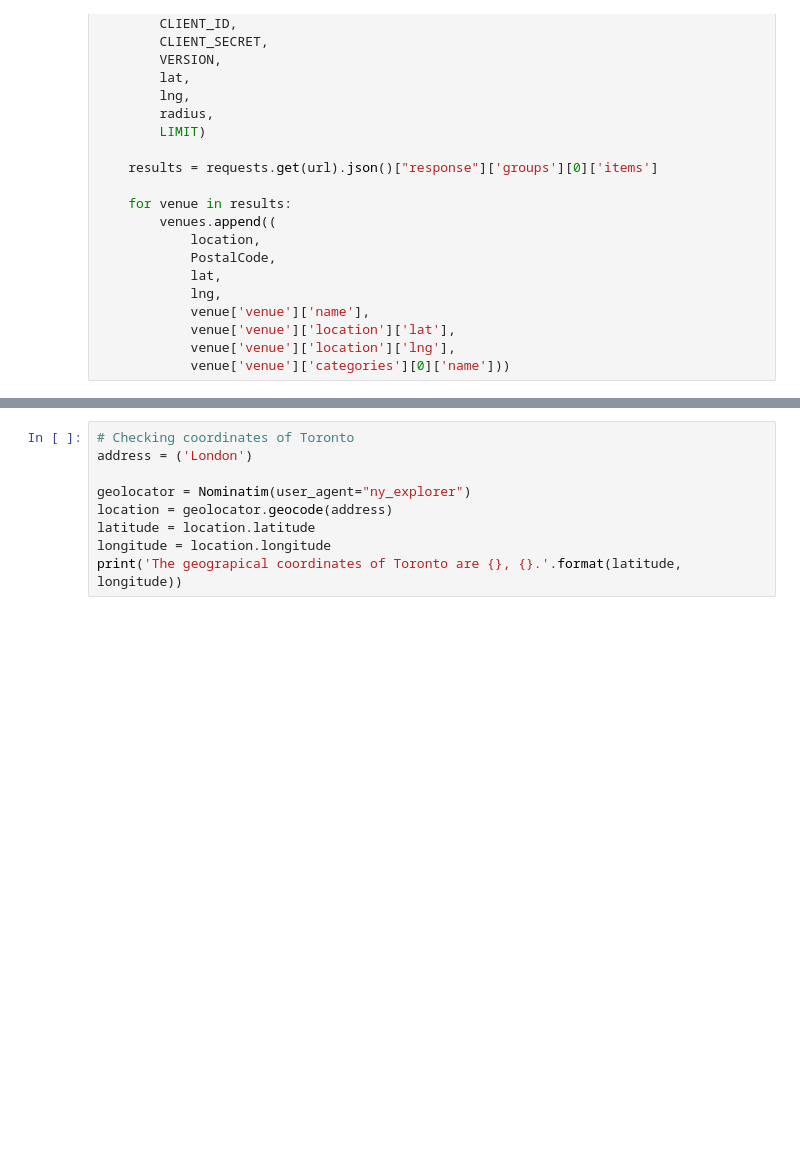
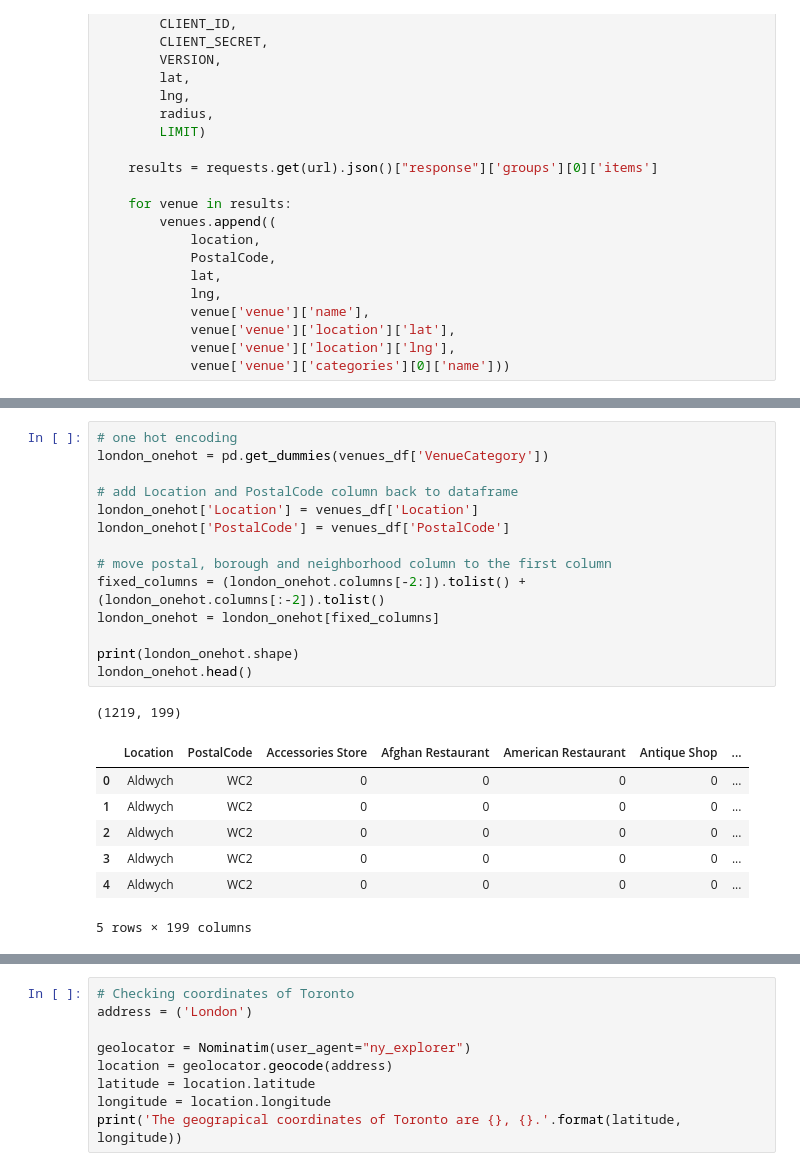
Before and after one commit to smeteo/IBM_Capstone, a Jupyter notebook: Coursera_Capstone.ipynb, the cells around one changed output, grey strips where cells are left out. Cells and saved outputs as stored; diff of their text form; blank space fills up the shorter version.

```diff
--- a/Coursera_Capstone.ipynb
+++ b/Coursera_Capstone.ipynb
@@ -391,0 +428,23 @@ venues_df.groupby("Location").count()
+# %%
+# one hot encoding
+london_onehot = pd.get_dummies(venues_df['VenueCategory'])
+
+# add Location and PostalCode column back to dataframe
+london_onehot['Location'] = venues_df['Location']
+london_onehot['PostalCode'] = venues_df['PostalCode']
+
+# move postal, borough and neighborhood column to the first column
+fixed_columns = (london_onehot.columns[-2:]).tolist() + (london_onehot.columns[:-2]).tolist()
+london_onehot = london_onehot[fixed_columns]
+
+print(london_onehot.shape)
+london_onehot.head()
+# %% [output]
+(1219, 199)
+|  | Location | PostalCode | Accessories Store | Afghan Restaurant | American Restaurant | Antique Shop | ... |
+| 0 | Aldwych | WC2 | 0 | 0 | 0 | 0 | ... |
+| 1 | Aldwych | WC2 | 0 | 0 | 0 | 0 | ... |
+| 2 | Aldwych | WC2 | 0 | 0 | 0 | 0 | ... |
+| 3 | Aldwych | WC2 | 0 | 0 | 0 | 0 | ... |
+| 4 | Aldwych | WC2 | 0 | 0 | 0 | 0 | ... |
+5 rows × 199 columns
```
Also changed, not shown: parts of 8 cells of this notebook.
